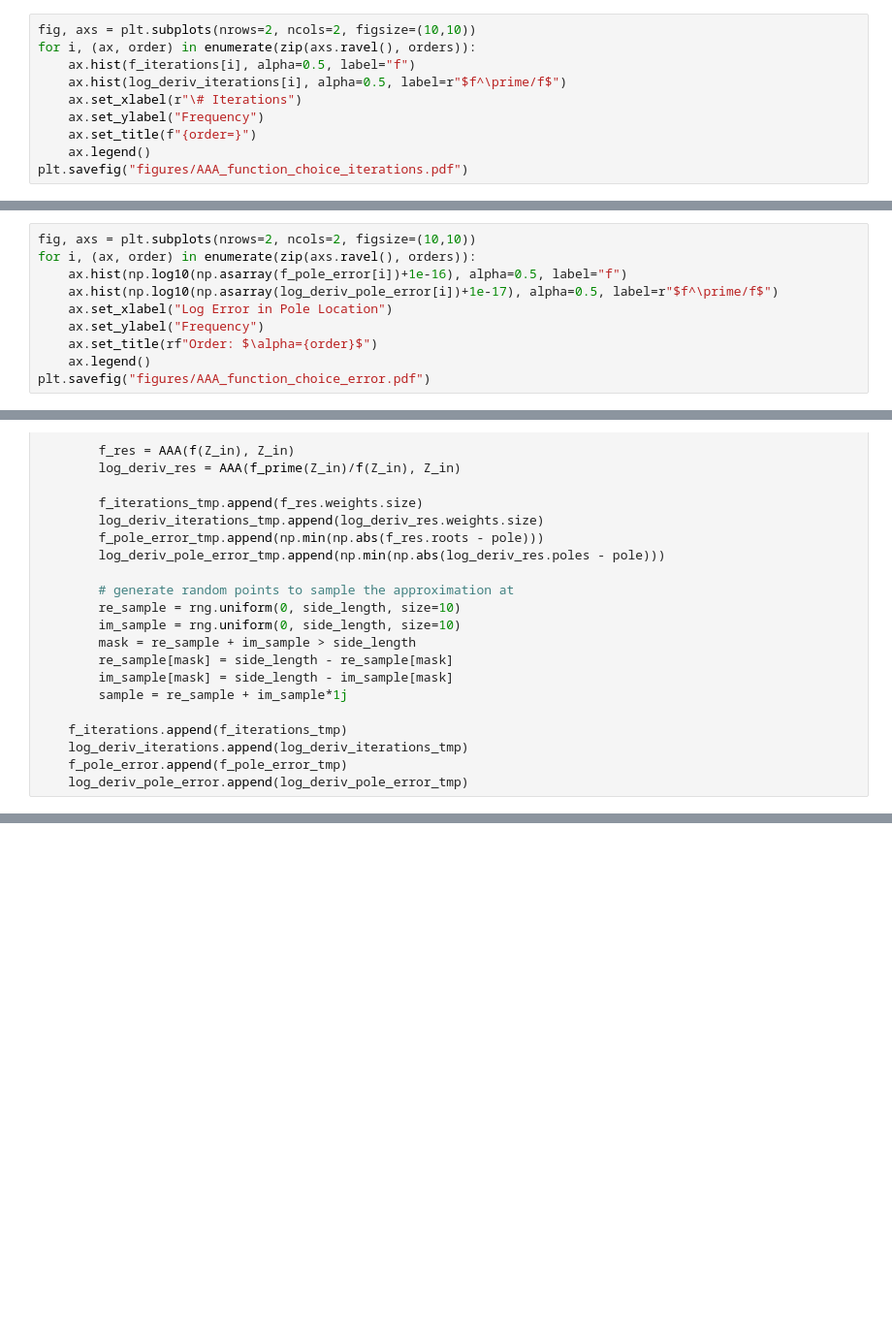
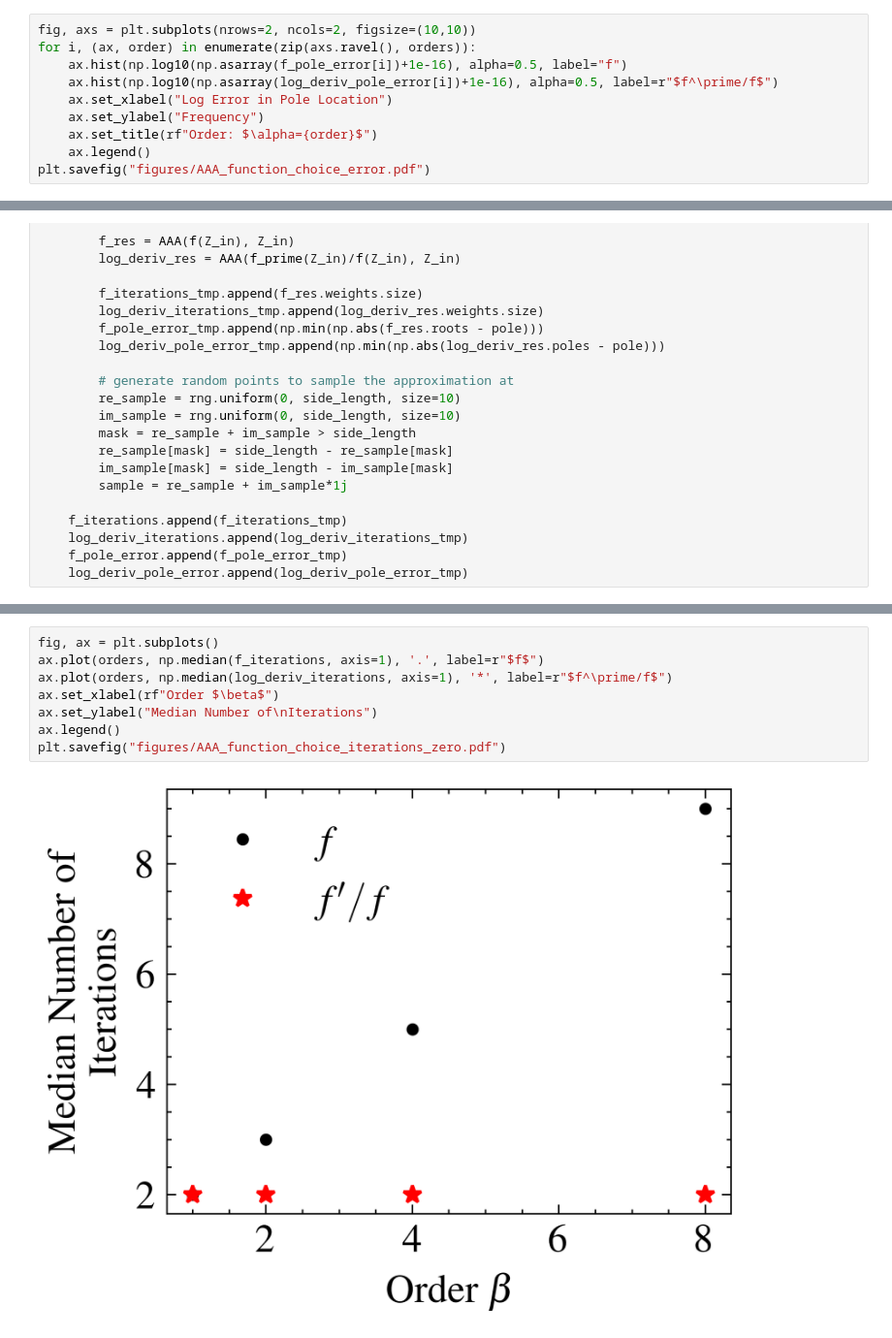
Before and after one commit to j-bowhay/Poles-and-Roots, a Jupyter notebook: notebooks/AAA_function_choice.ipynb, the cells around one changed output, grey strips where cells are left out. Shown at 97% size. Drawn from its saved outputs; the diff is of its cells as text; blank space fills up the shorter version.

```diff
--- a/notebooks/AAA_function_choice.ipynb
+++ b/notebooks/AAA_function_choice.ipynb
@@ -73,11 +83,11 @@ for order in orders:
 # %%
 fig, axs = plt.subplots(nrows=2, ncols=2, figsize=(10,10))
 for i, (ax, order) in enumerate(zip(axs.ravel(), orders)):
-    ax.hist(f_iterations[i], alpha=0.5, label="f")
-    ax.hist(log_deriv_iterations[i], alpha=0.5, label=r"$f^\prime/f$")
-    ax.set_xlabel(r"\# Iterations")
+    ax.hist(np.log10(np.asarray(f_pole_error[i])+1e-16), alpha=0.5, label="f")
+    ax.hist(np.log10(np.asarray(log_deriv_pole_error[i])+1e-16), alpha=0.5, label=r"$f^\prime/f$")
+    ax.set_xlabel("Log Error in Pole Location")
     ax.set_ylabel("Frequency")
-    ax.set_title(f"{order=}")
+    ax.set_title(rf"Order: $\alpha={order}$")
     ax.legend()
-plt.savefig("figures/AAA_function_choice_iterations.pdf")
+plt.savefig("figures/AAA_function_choice_error.pdf")
 # %% [output]
@@ -85,10 +94,0 @@ plt.savefig("figures/AAA_function_choice_iterations.pdf")
-# %%
-fig, axs = plt.subplots(nrows=2, ncols=2, figsize=(10,10))
-for i, (ax, order) in enumerate(zip(axs.ravel(), orders)):
-    ax.hist(np.log10(np.asarray(f_pole_error[i])+1e-16), alpha=0.5, label="f")
-    ax.hist(np.log10(np.asarray(log_deriv_pole_error[i])+1e-17), alpha=0.5, label=r"$f^\prime/f$")
-    ax.set_xlabel("Log Error in Pole Location")
-    ax.set_ylabel("Frequency")
-    ax.set_title(rf"Order: $\alpha={order}$")
-    ax.legend()
-plt.savefig("figures/AAA_function_choice_error.pdf")
@@ -159,0 +158,10 @@ plt.savefig("figures/AAA_function_choice_error_zeros.pdf")
+# %%
+fig, ax = plt.subplots()
+ax.plot(orders, np.median(f_iterations, axis=1), '.', label=r"$f$")
+ax.plot(orders, np.median(log_deriv_iterations, axis=1), '*', label=r"$f^\prime/f$")
+ax.set_xlabel(rf"Order $\beta$")
+ax.set_ylabel("Median Number of\nIterations")
+ax.legend()
+plt.savefig("figures/AAA_function_choice_iterations_zero.pdf")
+# %% [output]
+[figure, added]
```
Also changed, not shown: parts of 4 cells of this notebook, 4 other files.
